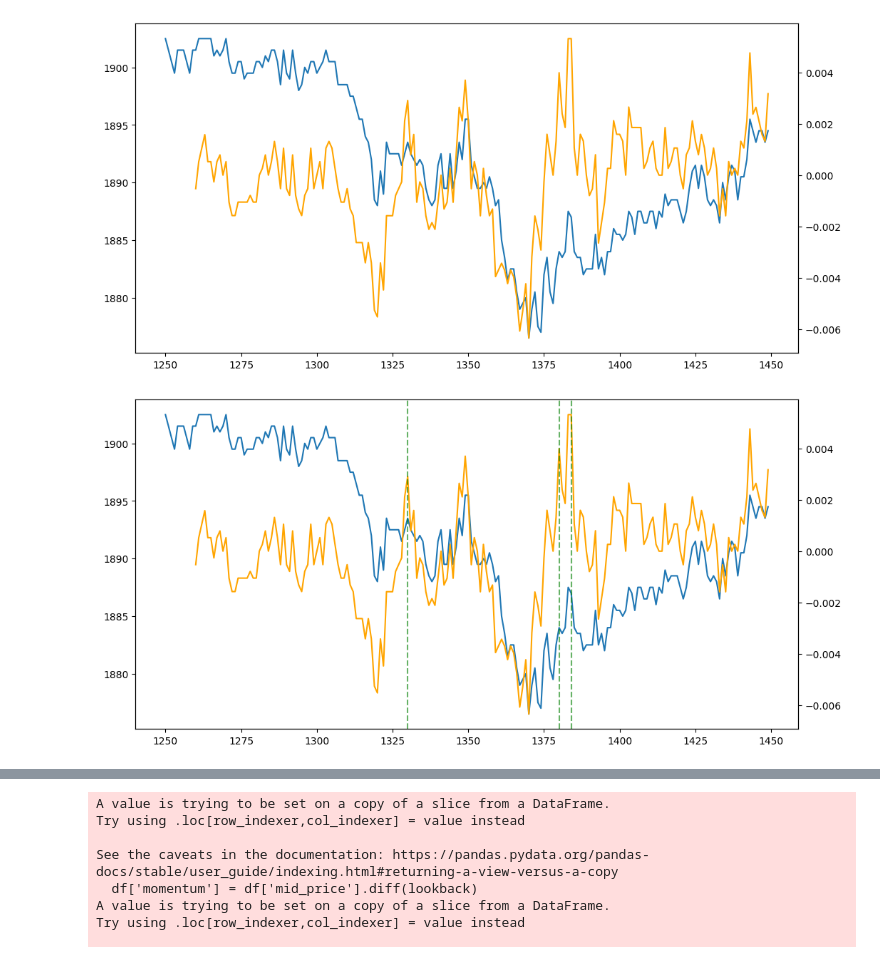
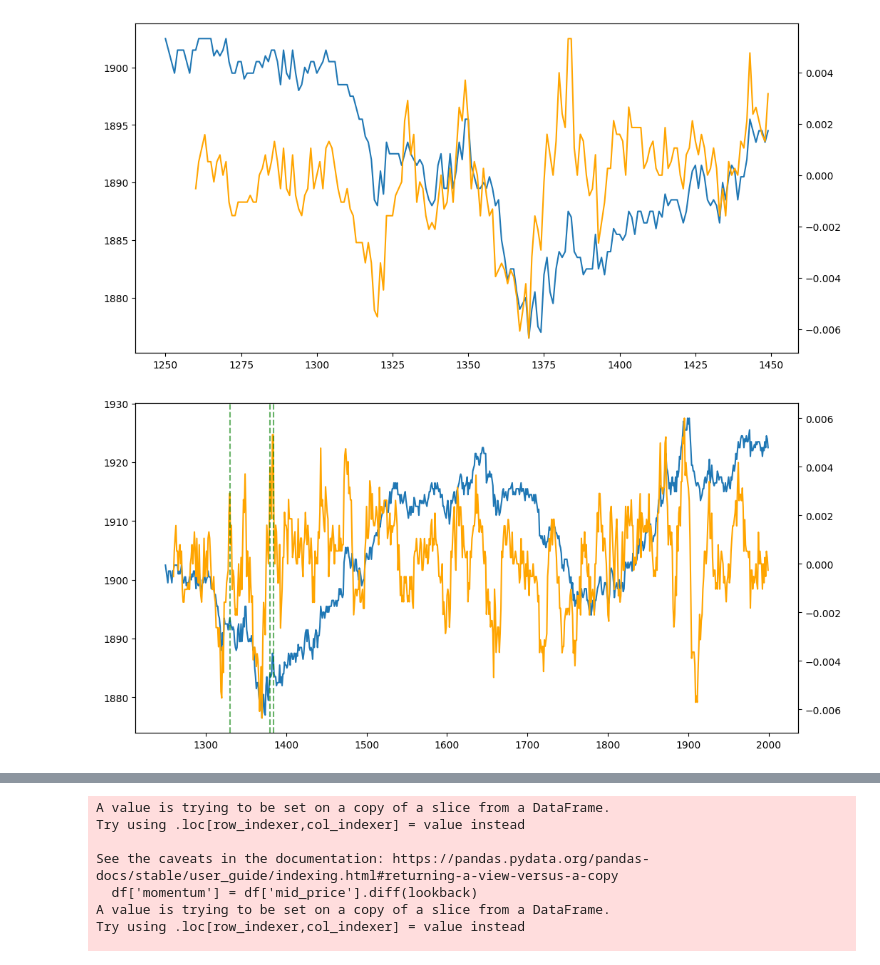
Before and after one commit to kinshu0/prosperity-3, a Jupyter notebook: round4/ink-micro-momentum.ipynb, the cells around one changed output, grey strips where cells are left out. Cells and saved outputs as stored; diff of their text form; code cells hidden in the pictures.

```diff
--- a/round4/ink-micro-momentum.ipynb
+++ b/round4/ink-micro-momentum.ipynb
@@ -66,26 +66,27 @@ plt.show()
 # %% [output]
 [figure]
 # %%
-df = data.iloc[1250:1450].copy()
+# df = data.iloc[1250:1450].copy()
+df = data.iloc[1250:2000].copy()
 pct_change_10 = df['mid_price'].pct_change(10)
 
-# Find where the pct_change goes from negative to positive
+# Find the inflection point where the pct_change goes from negative to positive
 # TODO could also use threshold for abs value of pct change
 # inflection_points = (pct_change_10.shift(1) < 0) & (pct_change_10 > 0) & (pct_change_10.abs() > 0.01)
 # inflection_points = (pct_change_10.shift(1) < 0) & (pct_change_10 > 0) & (abs(pct_change_10 - pct_change_10.shift(1)) >= 0.008)
 inflection_points = (pct_change_10.shift(10) < 0) & (pct_change_10 > 0) & (pct_change_10 - pct_change_10.shift(10) >= 0.008)
 inflection_indices = df.index[inflection_points]
 
 plt.figure(figsize=(12, 6))
 plt.plot(df.index, df['mid_price'], label='Mid Price')
 
 ax2 = plt.gca().twinx()
 ax2.plot(df.index, pct_change_10, color='orange', label='10-step % Change')
 
 # Plot vertical lines at inflection points
 for idx in inflection_indices:
     plt.axvline(x=idx, color='green', linestyle='--', alpha=0.6)
 
 plt.show()
 # %% [output]
-[figure, old version]
+[figure, new version]
```
Also changed, not shown: parts of 1 cell of this notebook, 1 other file.
